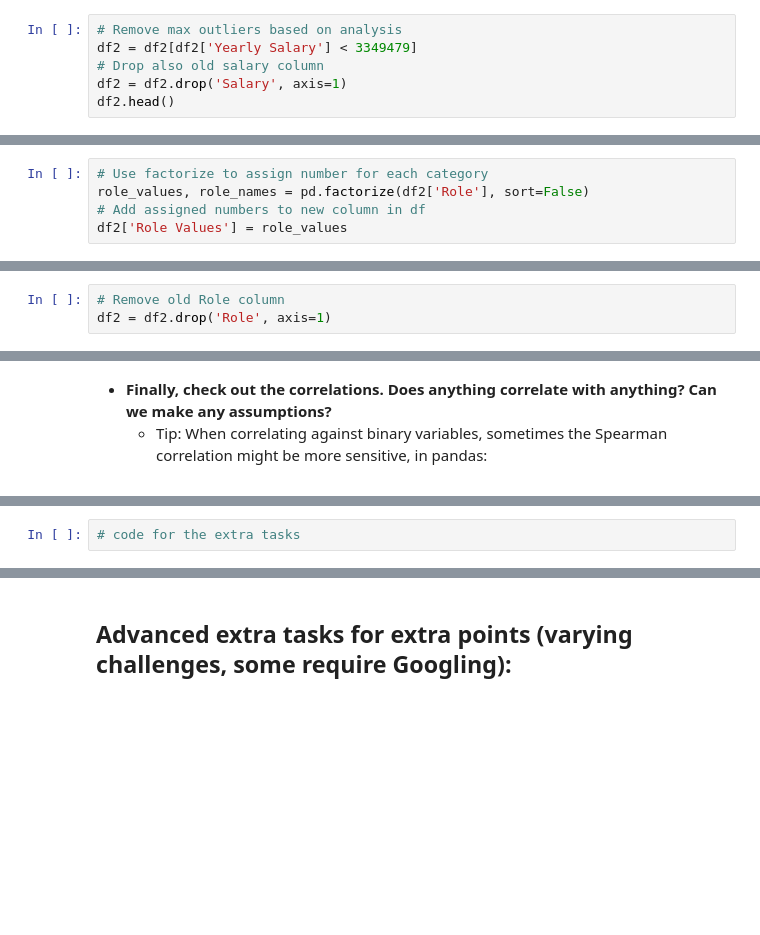
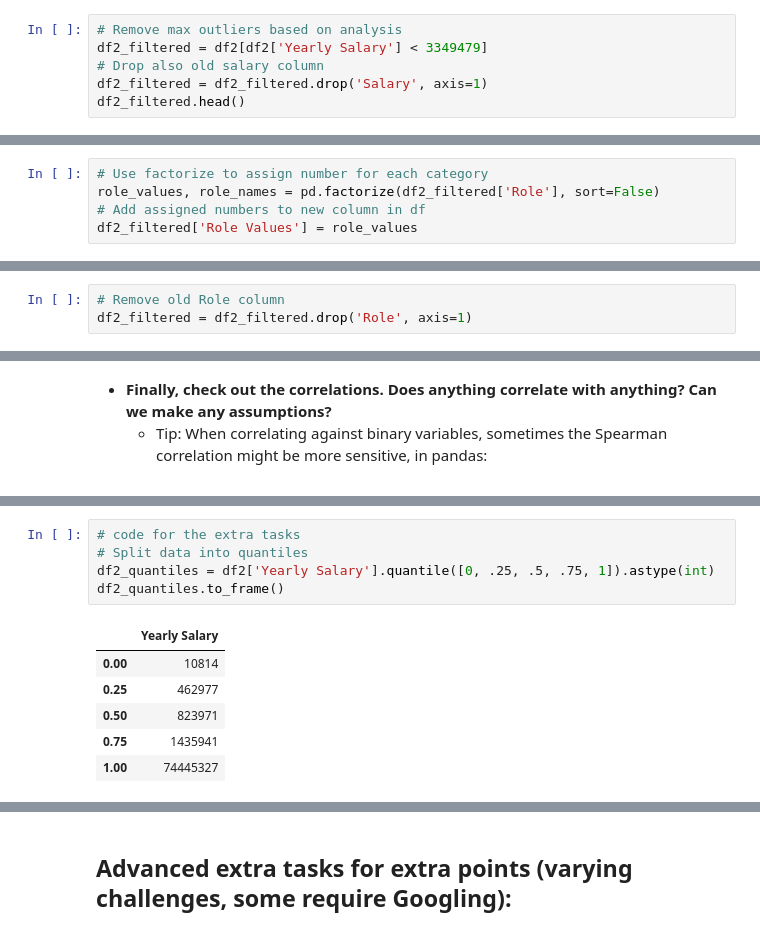
Before and after one commit to jtsillan/DataAnalytics, a Jupyter notebook: exercise_set_2/exercise_set_2.ipynb, the cells around one changed output, grey strips where cells are left out. Drawn from its saved outputs; the diff is of its cells as text; blank space fills up the shorter version.

```diff
--- a/exercise_set_2/exercise_set_2.ipynb
+++ b/exercise_set_2/exercise_set_2.ipynb
@@ -540,10 +534,10 @@ yearly.describe().astype('int64')
 Now with outliers removed, salary data is much cleaner because mean and standard deviation are closer to each other. Looks like large salary values were more common than smaller ones. So we can remove salaries larger than 3349478 from orginal data.
 # %%
 # Remove max outliers based on analysis
-df2 = df2[df2['Yearly Salary'] < 3349479]
+df2_filtered = df2[df2['Yearly Salary'] < 3349479]
 # Drop also old salary column
-df2 = df2.drop('Salary', axis=1)
-df2.head()
+df2_filtered = df2_filtered.drop('Salary', axis=1)
+df2_filtered.head()
 # %% [output]
 |  | Company Name | Job Title | Role | Salaries Reported | Location | Yearly Salary |
 | 0 | Axis Bank | Data Scientist | Specialist | 3 | Bangalore | 1171687 |
@@ -565,8 +559,8 @@ df2['Role'].unique()
 array(['Specialist', 'Manager'], dtype=object)
 # %%
 # Use factorize to assign number for each category
-role_values, role_names = pd.factorize(df2['Role'], sort=False)
+role_values, role_names = pd.factorize(df2_filtered['Role'], sort=False)
 # Add assigned numbers to new column in df
-df2['Role Values'] = role_values
+df2_filtered['Role Values'] = role_values
 # %%
 # Check data
@@ -580,6 +574,6 @@ df2.head()
 | 5 | Algo Engines | Data Engineer | Specialist | 1 | Mumbai | 1200000 | 0 |
 # %%
 # Remove old Role column
-df2 = df2.drop('Role', axis=1)
+df2_filtered = df2_filtered.drop('Role', axis=1)
 # %%
 # Check again
@@ -654,5 +649,15 @@ The world is a vast place :)
 </li>
 </ul>
 </ul>
-# %%
-# code for the extra tasks
+# %%
+# code for the extra tasks
+# Split data into quantiles
+df2_quantiles = df2['Yearly Salary'].quantile([0, .25, .5, .75, 1]).astype(int)
+df2_quantiles.to_frame()
+# %% [output]
+|  | Yearly Salary |
+| 0.00 | 10814 |
+| 0.25 | 462977 |
+| 0.50 | 823971 |
+| 0.75 | 1435941 |
+| 1.00 | 74445327 |
```
Also changed, not shown: parts of 16 cells of this notebook.
